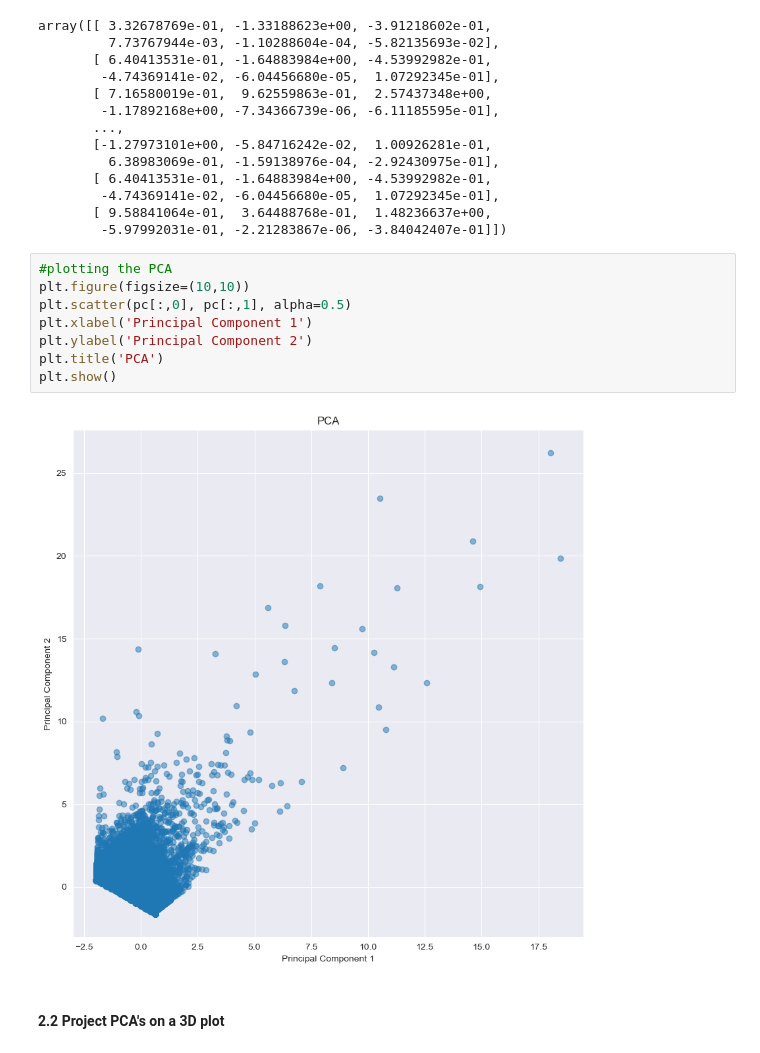
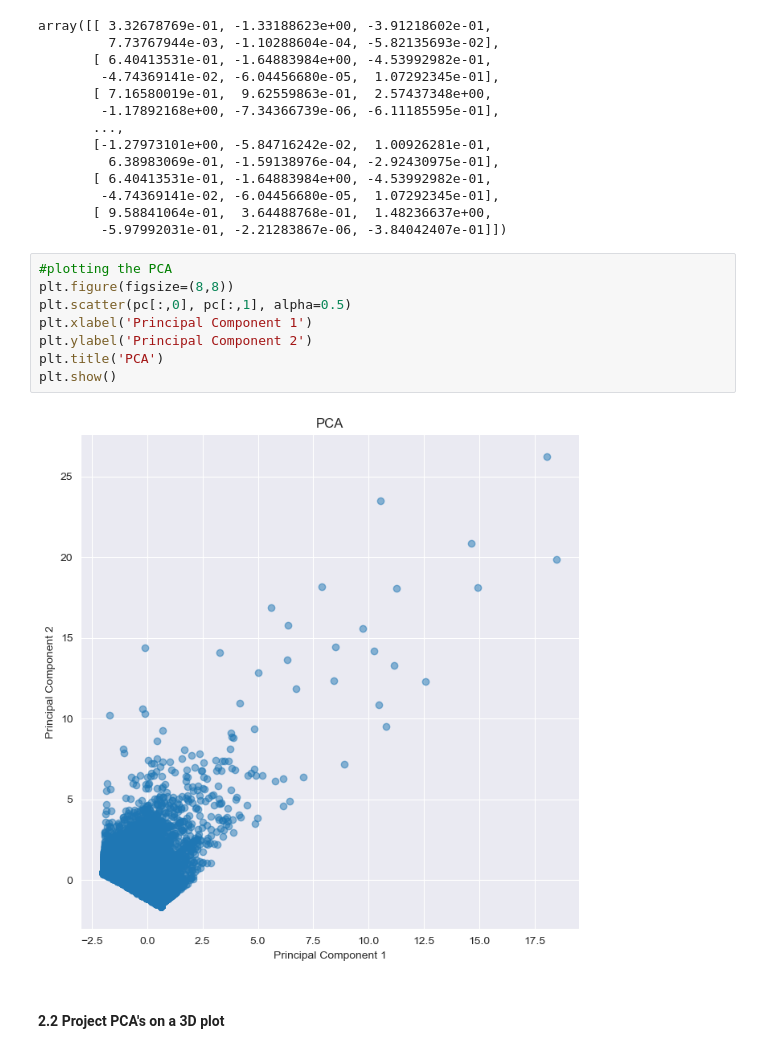
Before and after one commit to JoseDRomano/Credit-Card-Dataset-Clustering, a Jupyter notebook: PCA.ipynb, the cells around one changed output. Cells and saved outputs as stored; diff of their text form.

```diff
--- a/PCA.ipynb
+++ b/PCA.ipynb
@@ -131,13 +131,13 @@ array([[ 3.32678769e-01, -1.33188623e+00, -3.91218602e-01,
         -5.97992031e-01, -2.21283867e-06, -3.84042407e-01]])
 # %%
 #plotting the PCA
-plt.figure(figsize=(10,10))
+plt.figure(figsize=(8,8))
 plt.scatter(pc[:,0], pc[:,1], alpha=0.5)
 plt.xlabel('Principal Component 1')
 plt.ylabel('Principal Component 2')
 plt.title('PCA')
 plt.show()
 # %% [output]
-[figure, old version]
+[figure, new version]
 # %% [markdown]
 #### 2.2 Project PCA's on a 3D plot
```
Also changed, not shown: parts of 1 cell of this notebook, 3 other files.
